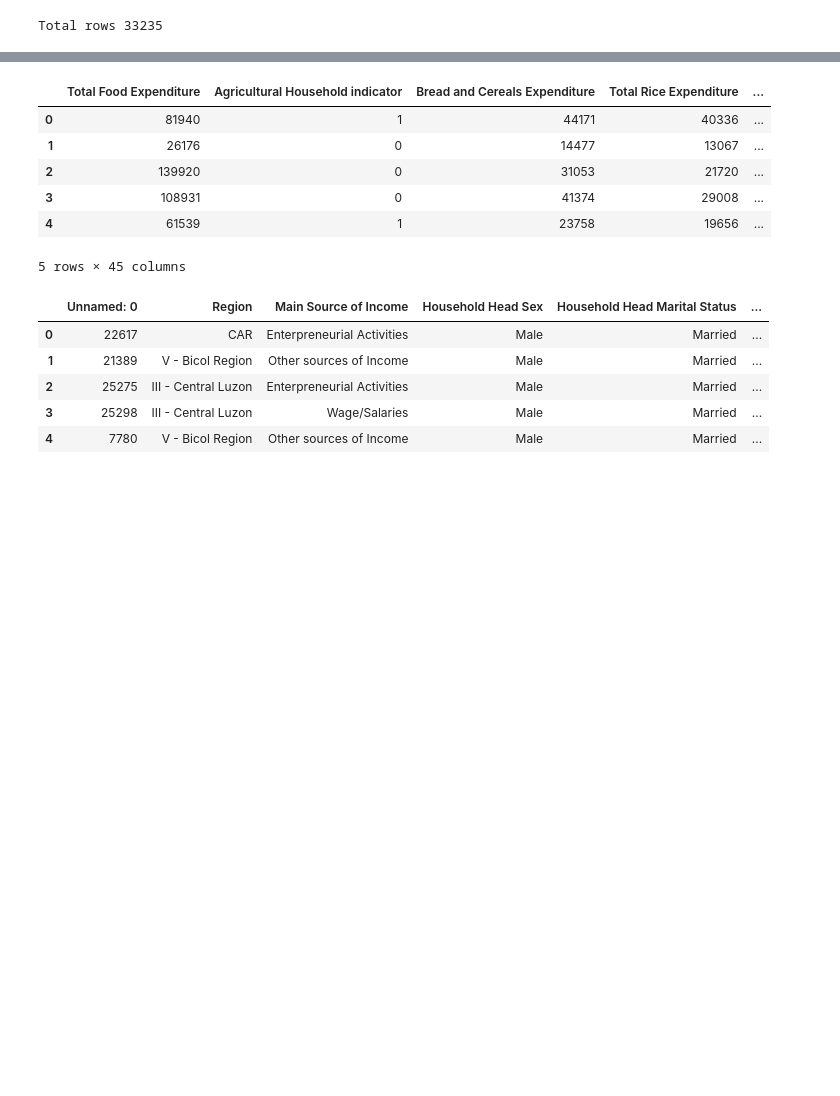
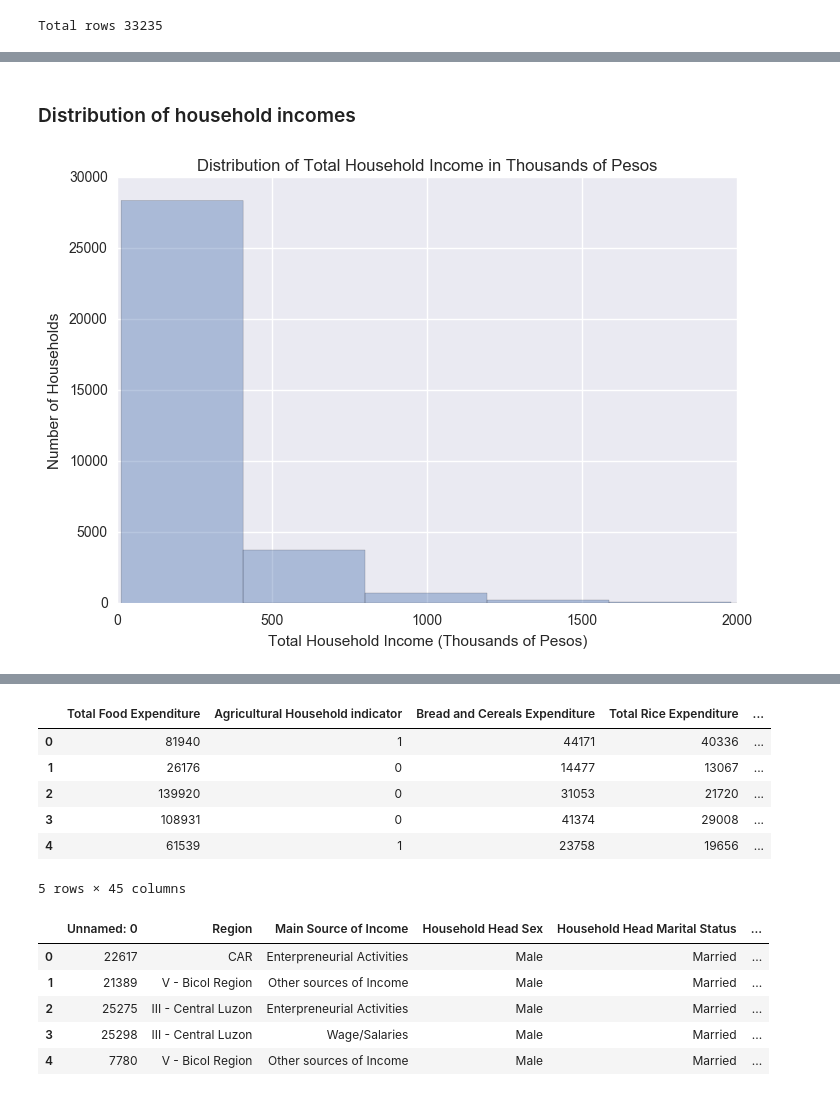
Before and after one commit to colegrigsby/401NN, a Jupyter notebook: EDA.ipynb, the cells around one changed output, grey strips where cells are left out. Saved outputs shown, nothing was run; the diff lists cells and outputs as text; code cells hidden in the pictures; blank space fills up the shorter version.

```diff
--- a/EDA.ipynb
+++ b/EDA.ipynb
@@ -4,6 +5,9 @@
 # %%
+import matplotlib.pyplot as plt
 import numpy as np
 import pandas as pd
+import seaborn as sns
+sns.set(color_codes=True)
 # %%
 df = pd.read_csv('train.csv')
 # %%
@@ -39,0 +52,3 @@ df.describe()
+# %%
+df['Total Household Income'] = df['Total Household Income'] / 1e3
+df.describe()
@@ -39,0 +66,14 @@ df.describe()
+# %% [markdown]
+### Distribution of household incomes
+# %%
+g = sns.distplot(df['Total Household Income'], bins=30, kde=False, rug=False);
+g.set(xlim=(0, 2000))
+
+plt.xlabel('Total Household Income (Thousands of Pesos)')
+plt.ylabel('Number of Households')
+plt.title('Distribution of Total Household Income in Thousands of Pesos')
+plt.show()
+
+g.get_figure().savefig('income_histogram.png')
+# %% [output]
+[figure, added]
```
Also changed, not shown: parts of 22 cells of this notebook, 1 other file.
